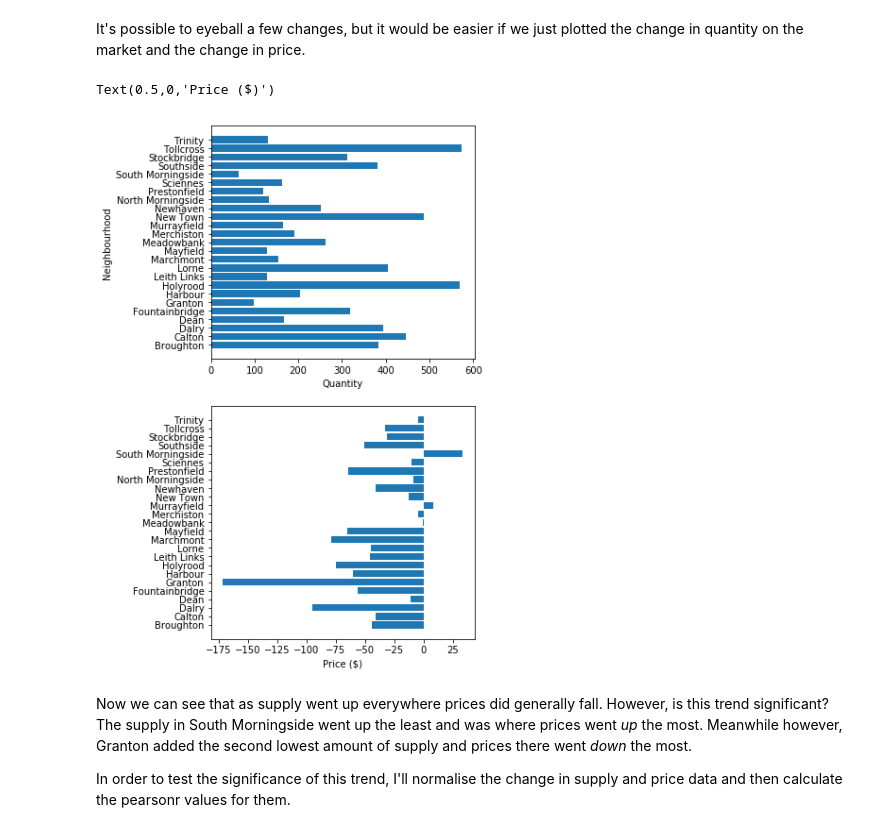
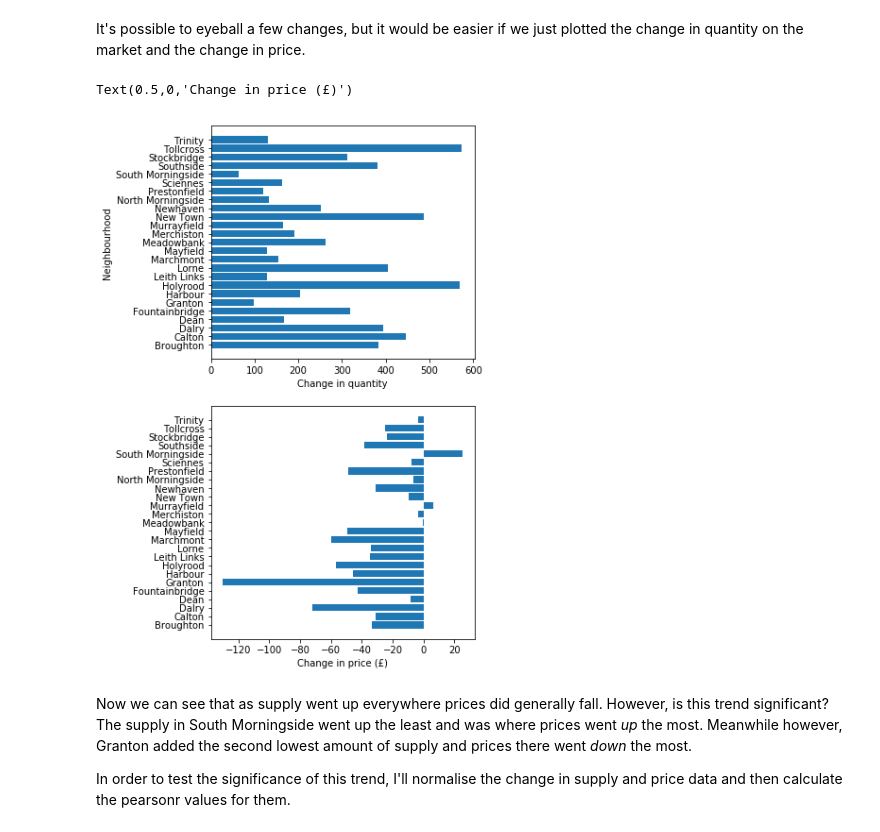
Before and after one commit to HenryDashwood/Edinburgh_Airbnb_Investigation, a Jupyter notebook: investigation.ipynb, the cells around one changed output. Drawn from its saved outputs; the diff is of its cells as text; code cells hidden in the pictures.

```diff
--- a/investigation.ipynb
+++ b/investigation.ipynb
@@ -179,0 +179,3 @@ df_2017 = df_2017.drop(rows)
+# %%
+df_2014['price'] *= 0.76
+df_2017['price'] *= 0.76
@@ -243,18 +248,18 @@ diff_price = values_2017 - values_2014
 # %%
 plt.figure(figsize=(5,10))
 
 plt.subplot(2, 1, 1)
 plt.barh(range(len(diff_dict_quantity)), list(diff_dict_quantity.values()))
 plt.yticks(range(len(diff_dict_quantity)), list(diff_dict_quantity.keys()))
-plt.xlabel('Quantity')
+plt.xlabel('Change in quantity')
 plt.ylabel('Neighbourhood')
 
 plt.subplot(2, 1, 2)
 plt.barh(keys_2017, diff_price)
-plt.xlabel('Price ($)')
+plt.xlabel('Change in price (£)')
 # %% [output]
-Text(0.5,0,'Price ($)')
+Text(0.5,0,'Change in price (£)')
-[figure, old version]
+[figure, new version]
 # %% [markdown]
 Now we can see that as supply went up everywhere prices did generally fall. However, is this trend significant? The supply in South Morningside went up the least and was where prices went *up* the most. Meanwhile however, Granton added the second lowest amount of supply and prices there went *down* the most.
 
```
Also changed, not shown: parts of 7 cells of this notebook.
